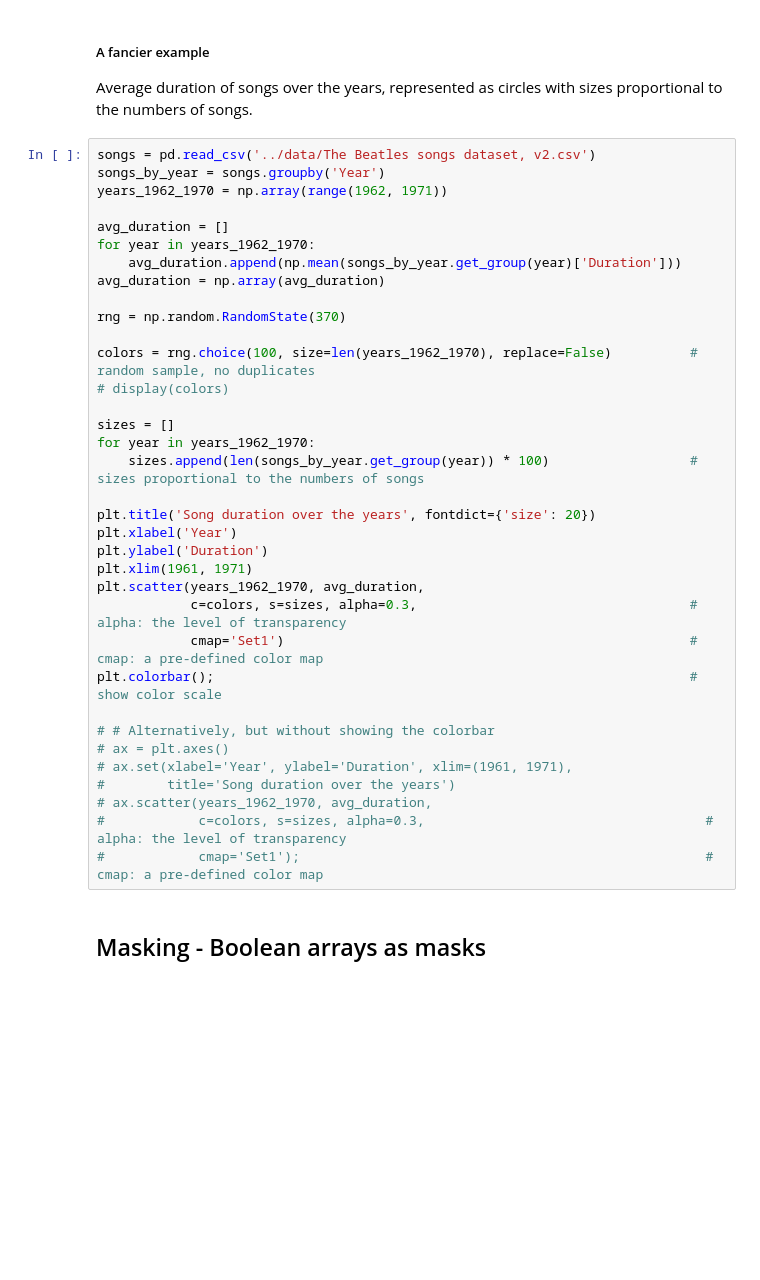
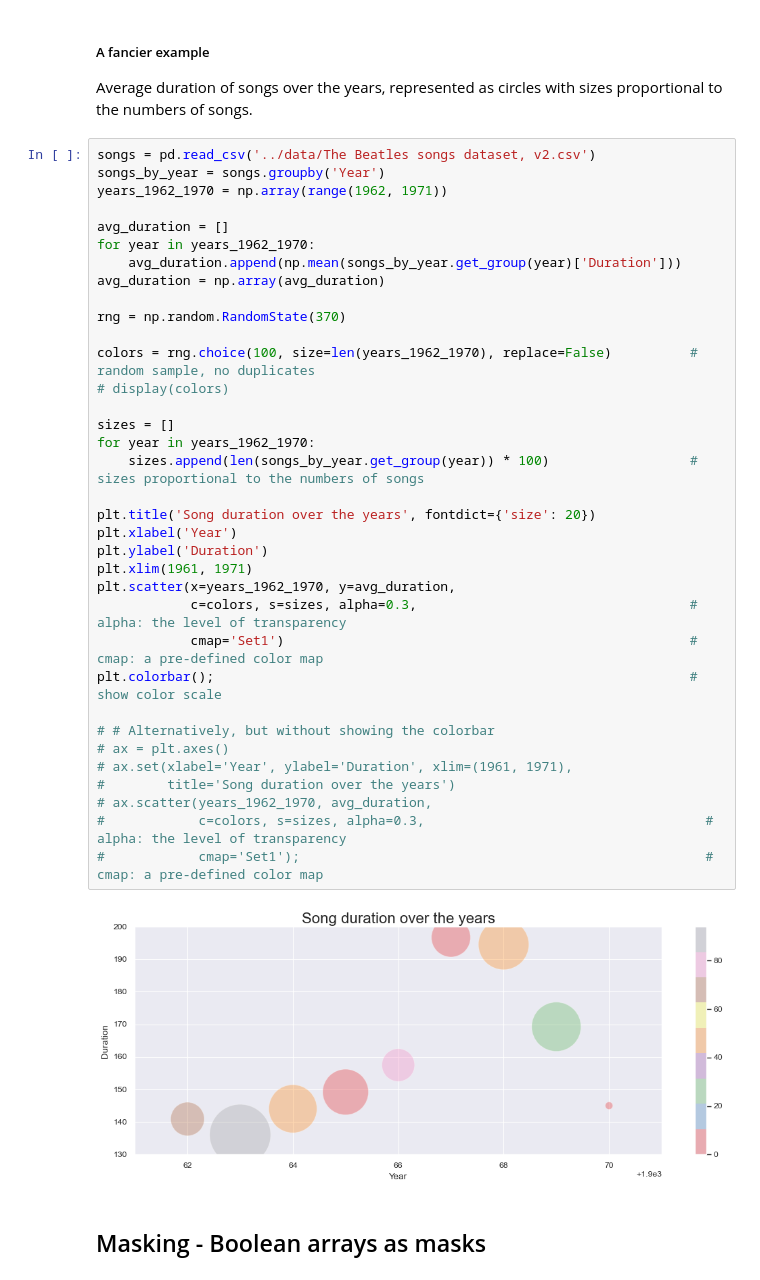
Before and after one commit to devedzic/ADA_Programming_2023, a Jupyter notebook: notebooks/eda.ipynb, the cells around one changed output. Saved outputs shown, nothing was run; the diff lists cells and outputs as text; blank space fills up the shorter version.

```diff
--- a/notebooks/eda.ipynb
+++ b/notebooks/eda.ipynb
@@ -886,34 +932,36 @@ years_1962_1970 = np.array(range(1962, 1971))
 
 avg_duration = []
 for year in years_1962_1970:
     avg_duration.append(np.mean(songs_by_year.get_group(year)['Duration']))
 avg_duration = np.array(avg_duration)
 
 rng = np.random.RandomState(370)
 
 colors = rng.choice(100, size=len(years_1962_1970), replace=False)          # random sample, no duplicates
 # display(colors)
 
 sizes = []
 for year in years_1962_1970:
     sizes.append(len(songs_by_year.get_group(year)) * 100)                  # sizes proportional to the numbers of songs
 
 plt.title('Song duration over the years', fontdict={'size': 20})
 plt.xlabel('Year')
 plt.ylabel('Duration')
 plt.xlim(1961, 1971)
-plt.scatter(years_1962_1970, avg_duration,
+plt.scatter(x=years_1962_1970, y=avg_duration,
             c=colors, s=sizes, alpha=0.3,                                   # alpha: the level of transparency
             cmap='Set1')                                                    # cmap: a pre-defined color map
 plt.colorbar();                                                             # show color scale
 
 # # Alternatively, but without showing the colorbar
 # ax = plt.axes()
 # ax.set(xlabel='Year', ylabel='Duration', xlim=(1961, 1971),
 #        title='Song duration over the years')
 # ax.scatter(years_1962_1970, avg_duration,
 #            c=colors, s=sizes, alpha=0.3,                                    # alpha: the level of transparency
 #            cmap='Set1');                                                    # cmap: a pre-defined color map
+# %% [output]
+[figure, added]
 # %% [markdown]
 ## Masking - Boolean arrays as masks
 # %% [markdown]
```
Also changed, not shown: parts of 28 cells of this notebook, 1 other file.
